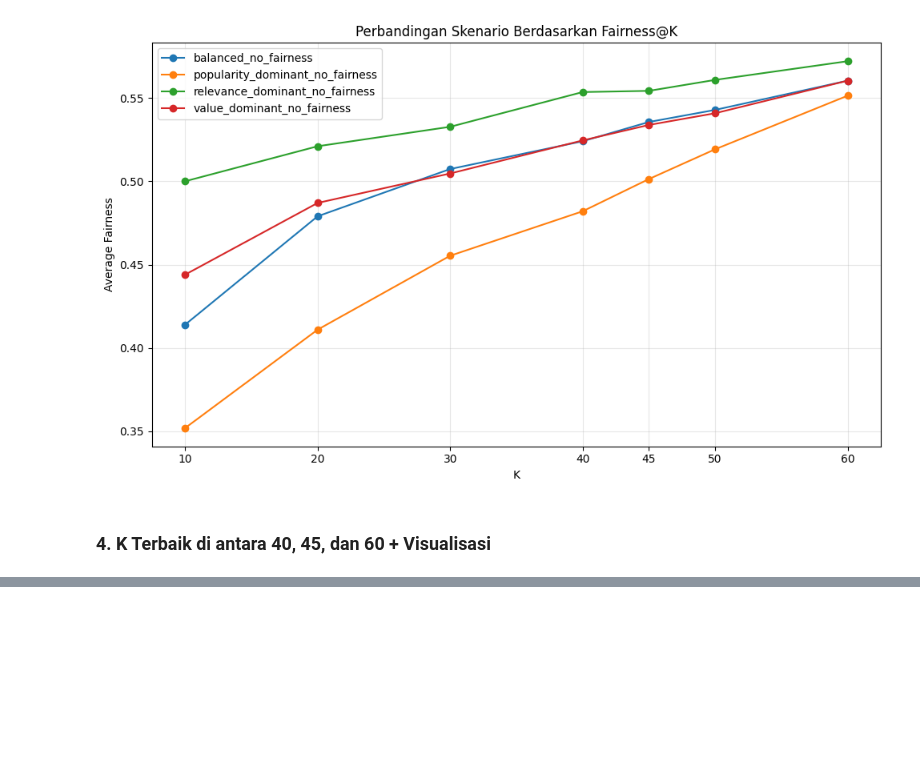
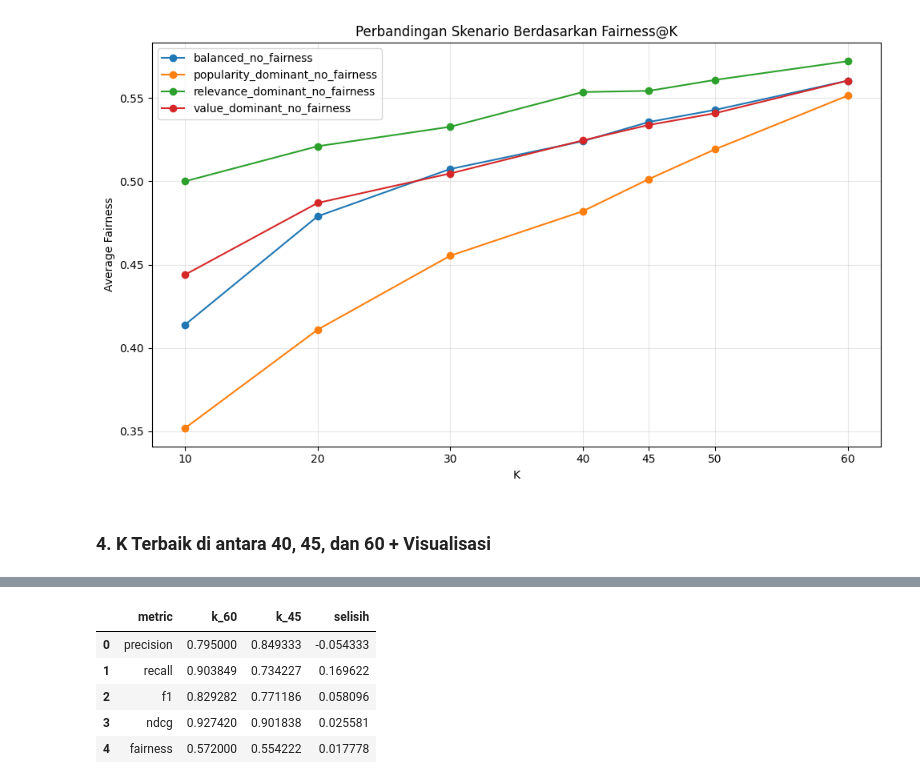
Before and after one commit to Annisaraulitaa/E-commerce-UMKM, a Jupyter notebook: olahData/feature_selection/output_experiment_feature_combination_no_fairness/analyze_feature_combinations_no_fairness_new.ipynb, the cells around one changed output, grey strips where cells are left out. Cells and saved outputs as stored; diff of their text form; code cells hidden in the pictures; blank space fills up the shorter version.

```diff
--- a/olahData/feature_selection/output_experiment_feature_combination_no_fairness/analyze_feature_combinations_no_fairness_new.ipynb
+++ b/olahData/feature_selection/output_experiment_feature_combination_no_fairness/analyze_feature_combinations_no_fairness_new.ipynb
@@ -321,3 +365,65 @@ Nilai F1: 0.8145648774083621
+# %%
+# =========================================================
+# PERBANDINGAN K = 60 vs K = 45 (RELEVANCE DOMINANT)
+# =========================================================
+
+SCENARIO = "relevance_dominant_no_fairness"
+
+df = summary_model_k[
+    summary_model_k["scenario"] == SCENARIO
+].copy()
+
+k60 = df[df["k"] == 60].iloc[0]
+k45 = df[df["k"] == 45].iloc[0]
+
+diff = {
+    "metric": ["precision", "recall", "f1", "ndcg", "fairness"],
+    "k_60": [
+        k60["avg_precision"],
+        k60["avg_recall"],
+        k60["avg_f1"],
+        k60["avg_ndcg"],
+        k60["avg_fairness"],
+    ],
+    "k_45": [
+        k45["avg_precision"],
+        k45["avg_recall"],
+        k45["avg_f1"],
+        k45["avg_ndcg"],
+        k45["avg_fairness"],
+    ],
+}
+
+diff_df = pd.DataFrame(diff)
+
+# =========================================================
+# HITUNG SELISIH
+# =========================================================
+
+diff_df["selisih"] = diff_df["k_60"] - diff_df["k_45"]
+
+#diff_df["delta"] = diff_df["k_60"] - diff_df["k_45"]
+#diff_df["delta_percent"] = (diff_df["delta"] / diff_df["k_45"]) * 100
+
+# =========================================================
+# OUTPUT
+# =========================================================
+
+display(diff_df)
+
+# optional: simpan
+diff_df.to_csv(
+    OUTPUT_DIR / "05_diff_k_60_vs_45.csv",
+    index=False,
+    encoding="utf-8-sig"
+)
+# %% [output]
+|  | metric | k_60 | k_45 | selisih |
+| 0 | precision | 0.795000 | 0.849333 | -0.054333 |
+| 1 | recall | 0.903849 | 0.734227 | 0.169622 |
+| 2 | f1 | 0.829282 | 0.771186 | 0.058096 |
+| 3 | ndcg | 0.927420 | 0.901838 | 0.025581 |
+| 4 | fairness | 0.572000 | 0.554222 | 0.017778 |
 # %%
 plt.figure(figsize=(6, 4))
 
```
Also changed, not shown: parts of 4 cells of this notebook, 12 other files.
